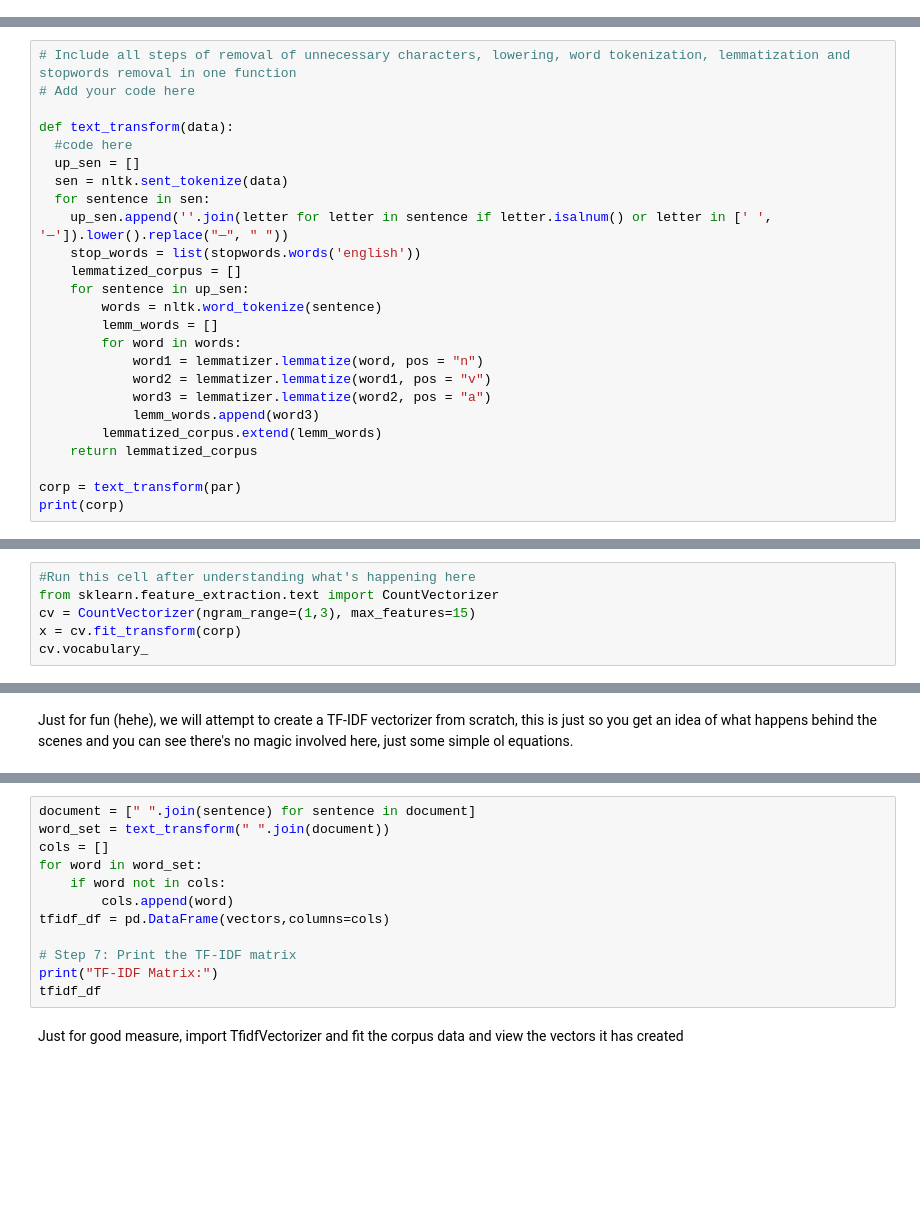
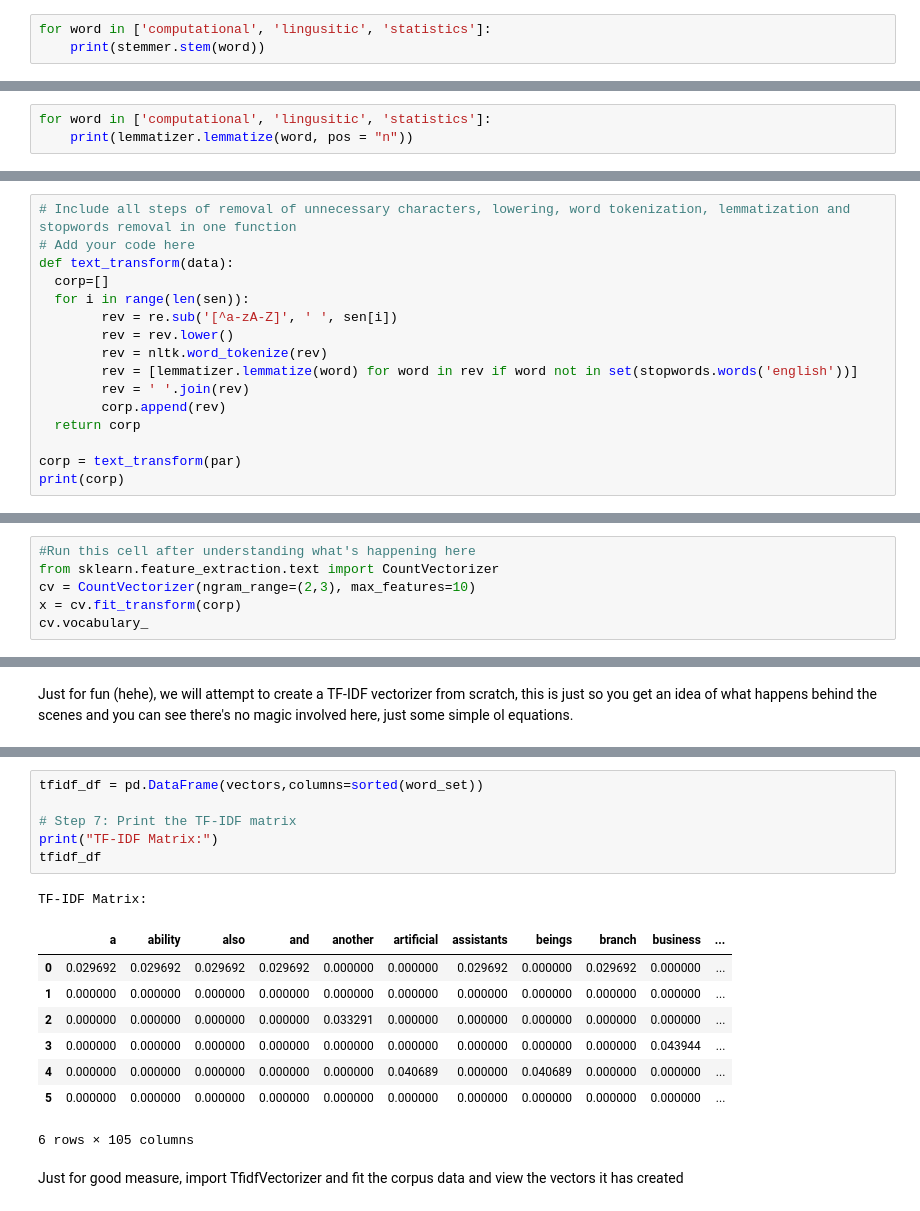
Before and after one commit to dhvanithakkar/Synapse, a Jupyter notebook: SynapseNLP_Week1.ipynb, the cells around one changed output, grey strips where cells are left out. Saved outputs shown, nothing was run; the diff lists cells and outputs as text; blank space fills up the shorter version.

```diff
--- a/SynapseNLP_Week1.ipynb
+++ b/SynapseNLP_Week1.ipynb
@@ -143,0 +165,3 @@ Ans:
+# %%
+for word in ['computational', 'lingusitic', 'statistics']:
+    print(stemmer.stem(word))
@@ -143,0 +172,3 @@ Ans:
+# %%
+for word in ['computational', 'lingusitic', 'statistics']:
+    print(lemmatizer.lemmatize(word, pos = "n"))
@@ -146,25 +181,16 @@ To summarize the above preprocessing steps, create a function below with all the
 # %%
 # Include all steps of removal of unnecessary characters, lowering, word tokenization, lemmatization and stopwords removal in one function
 # Add your code here
-
 def text_transform(data):
-  #code here
-  up_sen = []
-  sen = nltk.sent_tokenize(data)
-  for sentence in sen:
-    up_sen.append(''.join(letter for letter in sentence if letter.isalnum() or letter in [' ', '—']).lower().replace("—", " "))
-    stop_words = list(stopwords.words('english'))
-    lemmatized_corpus = []
-    for sentence in up_sen:
-        words = nltk.word_tokenize(sentence)
-        lemm_words = []
-        for word in words:
-            word1 = lemmatizer.lemmatize(word, pos = "n")
-            word2 = lemmatizer.lemmatize(word1, pos = "v")
-            word3 = lemmatizer.lemmatize(word2, pos = "a")
-            lemm_words.append(word3)
-        lemmatized_corpus.extend(lemm_words)
-    return lemmatized_corpus
+  corp=[]
+  for i in range(len(sen)):
+        rev = re.sub('[^a-zA-Z]', ' ', sen[i])
+        rev = rev.lower()
+        rev = nltk.word_tokenize(rev)
+        rev = [lemmatizer.lemmatize(word) for word in rev if word not in set(stopwords.words('english'))]
+        rev = ' '.join(rev)
+        corp.append(rev)
+  return corp
 
 corp = text_transform(par)
 print(corp)
@@ -200,7 +226,7 @@ CountVectorizer is an implementation of the Bag of Words method of generating em
 # %%
 #Run this cell after understanding what's happening here
 from sklearn.feature_extraction.text import CountVectorizer
-cv = CountVectorizer(ngram_range=(1,3), max_features=15)
+cv = CountVectorizer(ngram_range=(2,3), max_features=10)
 x = cv.fit_transform(corp)
 cv.vocabulary_
 # %% [output]
@@ -377,15 +431,19 @@ array([ 0.        ,  0.        ,  0.        ,  0.        ,  0.        ,
 # %%
-document = [" ".join(sentence) for sentence in document]
-word_set = text_transform(" ".join(document))
-cols = []
-for word in word_set:
-    if word not in cols:
-        cols.append(word)
-tfidf_df = pd.DataFrame(vectors,columns=cols)
+tfidf_df = pd.DataFrame(vectors,columns=sorted(word_set))
 
 # Step 7: Print the TF-IDF matrix
 print("TF-IDF Matrix:")
 tfidf_df
+# %% [output]
+TF-IDF Matrix:
+|  | a | ability | also | and | another | artificial | assistants | beings | branch | business | ... |
+| 0 | 0.029692 | 0.029692 | 0.029692 | 0.029692 | 0.000000 | 0.000000 | 0.029692 | 0.000000 | 0.029692 | 0.000000 | ... |
+| 1 | 0.000000 | 0.000000 | 0.000000 | 0.000000 | 0.000000 | 0.000000 | 0.000000 | 0.000000 | 0.000000 | 0.000000 | ... |
+| 2 | 0.000000 | 0.000000 | 0.000000 | 0.000000 | 0.033291 | 0.000000 | 0.000000 | 0.000000 | 0.000000 | 0.000000 | ... |
+| 3 | 0.000000 | 0.000000 | 0.000000 | 0.000000 | 0.000000 | 0.000000 | 0.000000 | 0.000000 | 0.000000 | 0.043944 | ... |
+| 4 | 0.000000 | 0.000000 | 0.000000 | 0.000000 | 0.000000 | 0.040689 | 0.000000 | 0.040689 | 0.000000 | 0.000000 | ... |
+| 5 | 0.000000 | 0.000000 | 0.000000 | 0.000000 | 0.000000 | 0.000000 | 0.000000 | 0.000000 | 0.000000 | 0.000000 | ... |
+6 rows × 105 columns
 # %% [markdown]
 Just for good measure, import TfidfVectorizer and fit the corpus data and view the vectors it has created
 # %%
```
Also changed, not shown: parts of 55 cells of this notebook.
